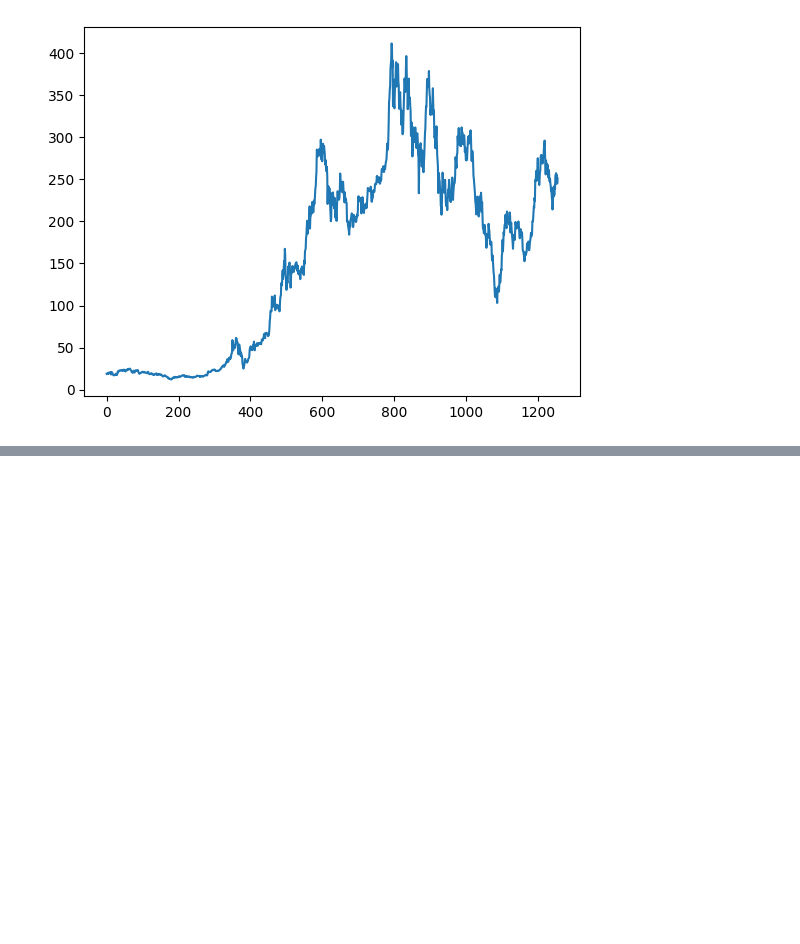
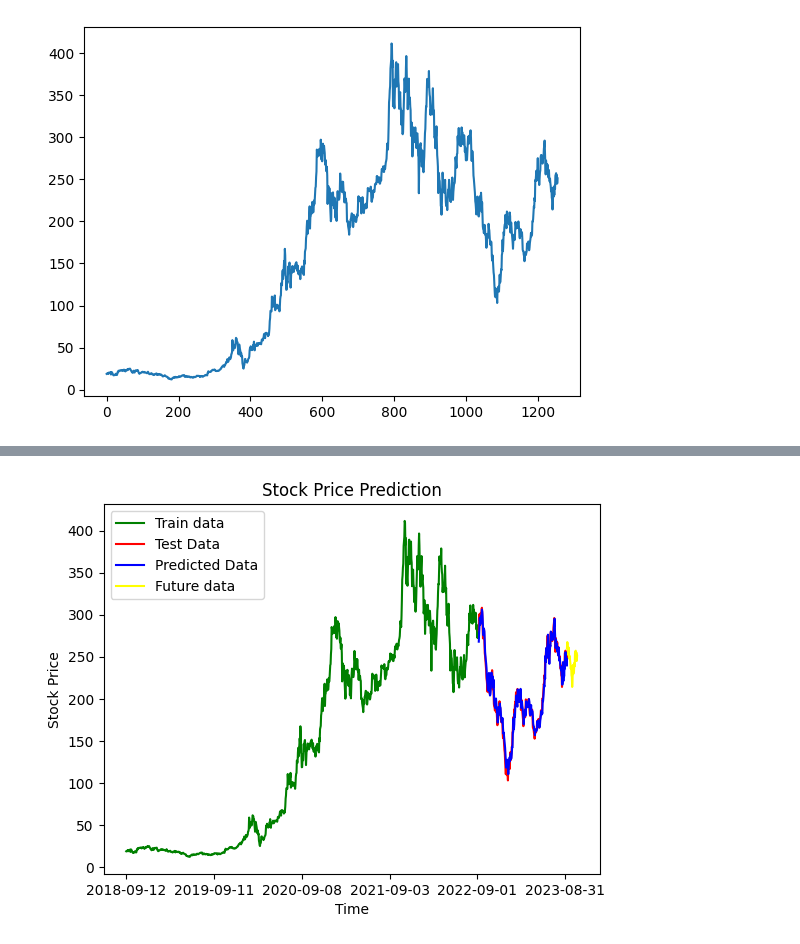
Before and after one commit to Ashkabsha/TimeSeries, a Jupyter notebook: lstm2.ipynb, the cells around one changed output, grey strips where cells are left out. Cells and saved outputs as stored; diff of their text form; code cells hidden in the pictures; blank space fills up the shorter version.

```diff
--- a/lstm2.ipynb
+++ b/lstm2.ipynb
@@ -206,0 +241,14 @@ array([[254.71523]], dtype=float32)
+# %%
+
+plt.plot(df.loc[:t_size,'Date'],df.loc[:t_size,'Open'], color='green',label="Train data")
+plt.plot(df.loc[t_size:, 'Date'],data_test.values, color = 'red', label = 'Test Data')
+plt.plot(df.loc[t_size:, 'Date'],predicted_price, color = 'blue', label = 'Predicted Data')
+plt.plot(date_list,forcasted_data,color='yellow', label="Future data")
+plt.xticks(np.arange(0,df.shape[0],250))
+plt.title('Stock Price Prediction')
+plt.xlabel('Time')
+plt.ylabel('Stock Price')
+plt.legend()
+plt.show()
+# %% [output]
+[figure, added]
```
Also changed, not shown: parts of 43 cells of this notebook.
